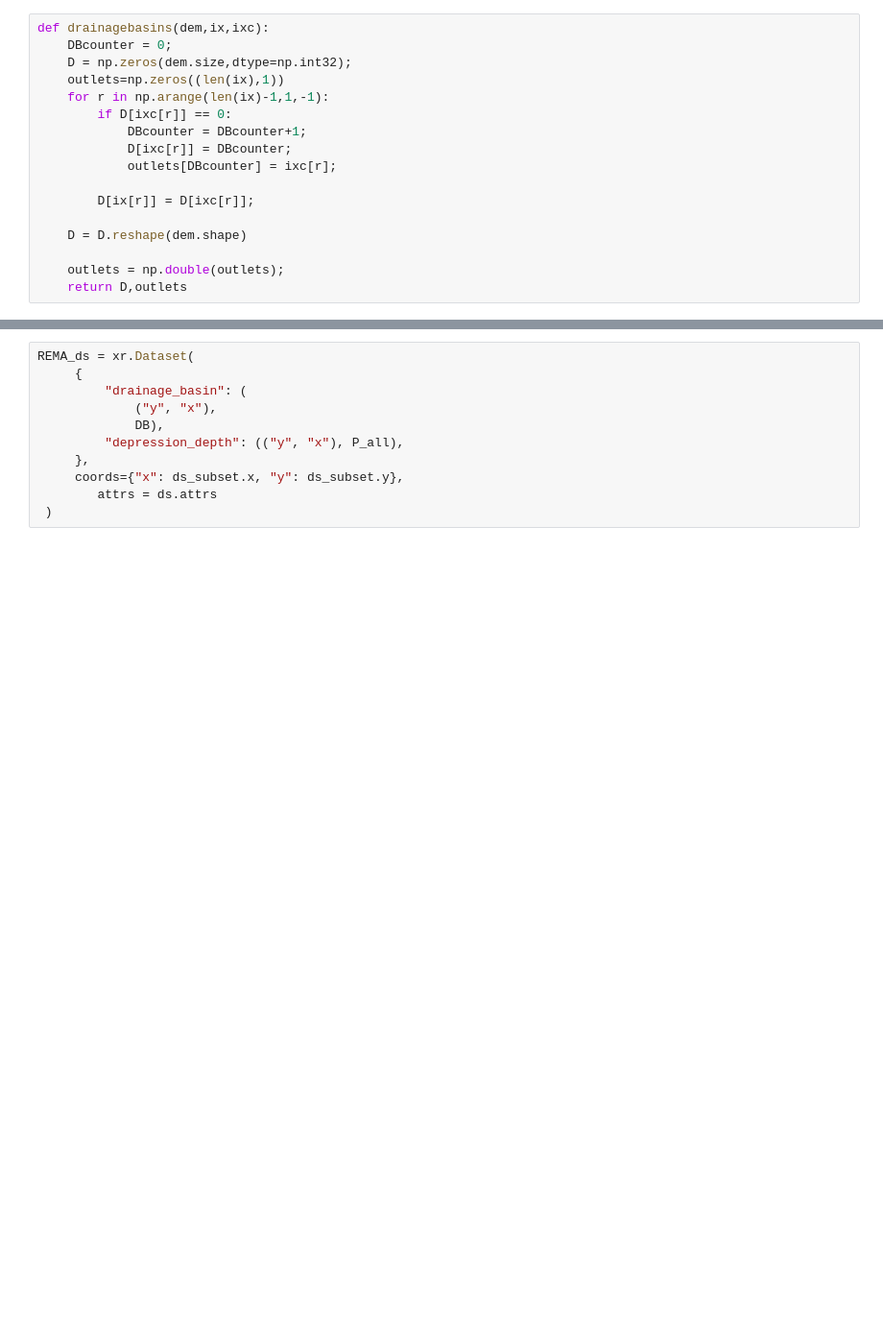
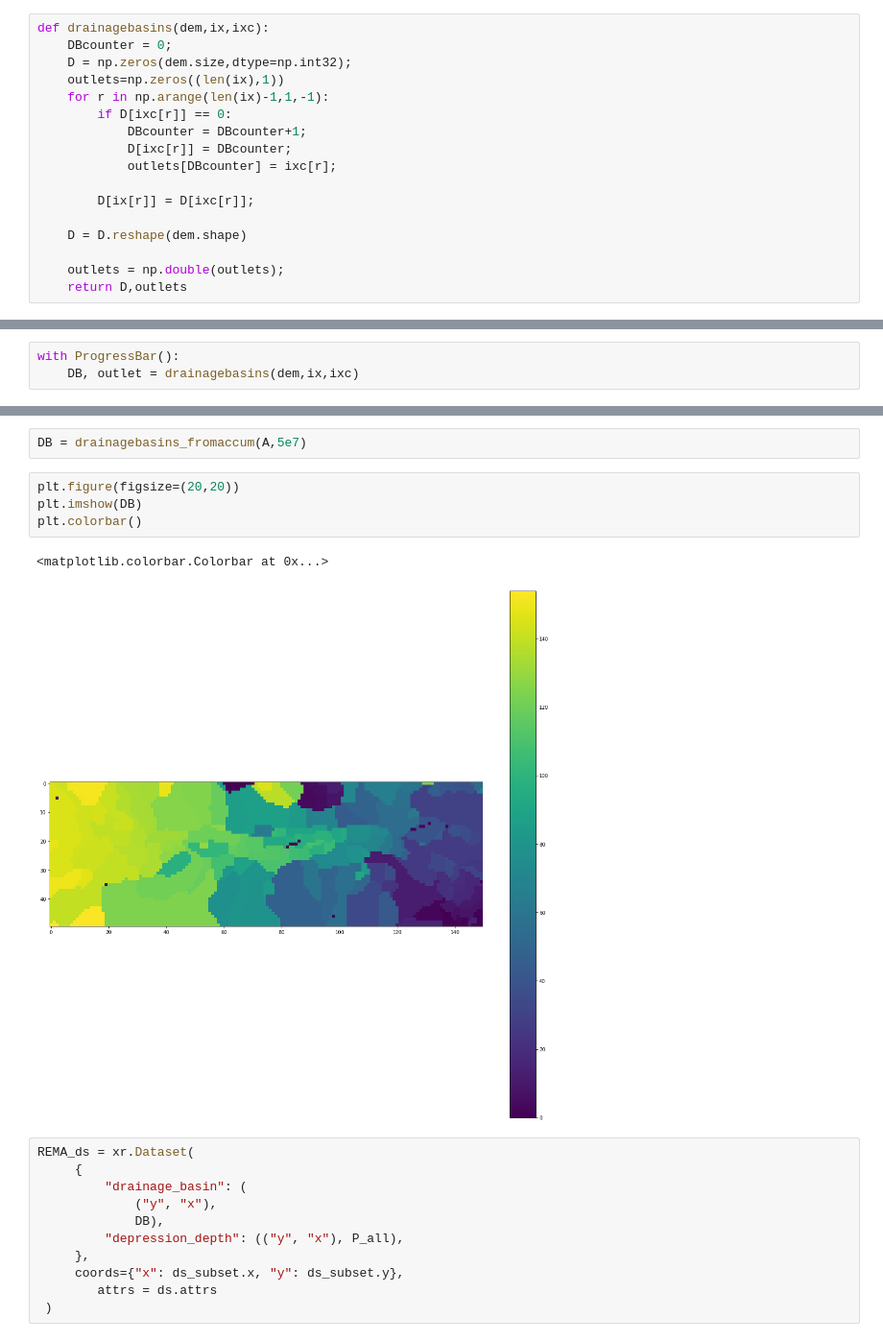
Before and after one commit to ldeo-glaciology/REMAWaterRouting, a Jupyter notebook: drainagebasins.ipynb, the cells around one changed output, grey strips where cells are left out. Shown at 96% size. Cells and saved outputs as stored; diff of their text form; blank space fills up the shorter version.

Commit message:
Created  the  function drainagebasin_fromaccum based on Matlabs drainagebasin(DEM,S) function'

```diff
--- a/drainagebasins.ipynb
+++ b/drainagebasins.ipynb
@@ -550,0 +561,3 @@ plt.imshow(DB)
+# %%
+with ProgressBar():
+    DB, outlet = drainagebasins(dem,ix,ixc)
@@ -551,3 +653,12 @@ plt.imshow(DB)
+# %%
+DB = drainagebasins_fromaccum(A,5e7)
+# %%
+plt.figure(figsize=(20,20))
+plt.imshow(DB)
+plt.colorbar()
+# %% [output]
+<matplotlib.colorbar.Colorbar at 0x...>
+[figure, added]
 # %%
 REMA_ds = xr.Dataset(
      {
```
Also changed, not shown: parts of 18 cells of this notebook, 5 other files.
